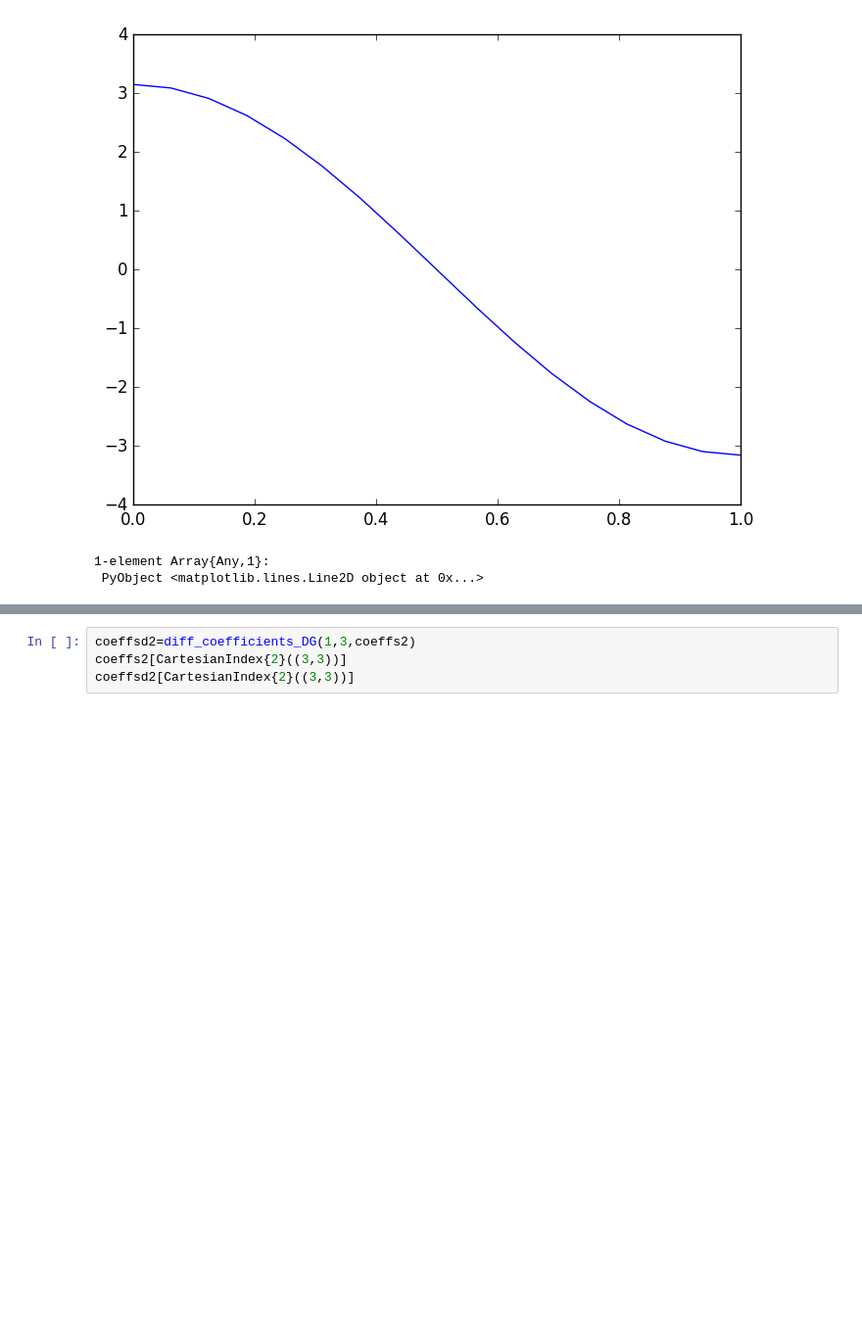
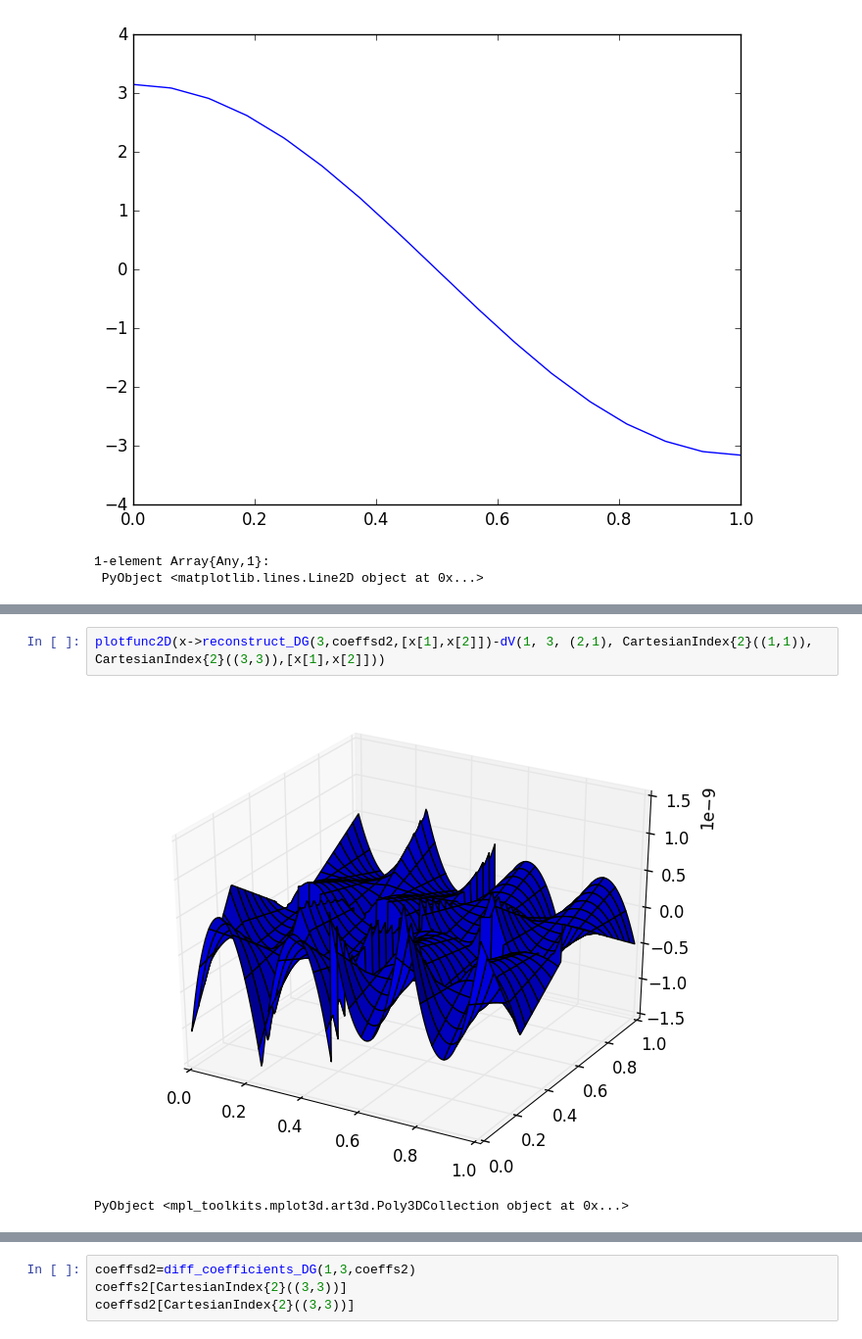
Before and after one commit to ABAtanasov/Sparse-Grids, a Jupyter notebook: Julia Code/Testing Differentiation.ipynb, the cells around one changed output, grey strips where cells are left out. Shown at 98% size. Drawn from its saved outputs; the diff is of its cells as text; blank space fills up the shorter version.

```diff
--- a/Julia Code/Testing Differentiation.ipynb
+++ b/Julia Code/Testing Differentiation.ipynb
@@ -220,0 +255,5 @@ plotfunc1D(x->reconstruct_DG(3,coeffsd,[x[1]]))#-pi*cos(pi*x[1]))
+# %%
+plotfunc2D(x->reconstruct_DG(3,coeffsd2,[x[1],x[2]])-dV(1, 3, (2,1), CartesianIndex{2}((1,1)), CartesianIndex{2}((3,3)),[x[1],x[2]]))
+# %% [output]
+[figure, added]
+PyObject <mpl_toolkits.mplot3d.art3d.Poly3DCollection object at 0x...>
```
Also changed, not shown: parts of 10 cells of this notebook, 1 other file.
